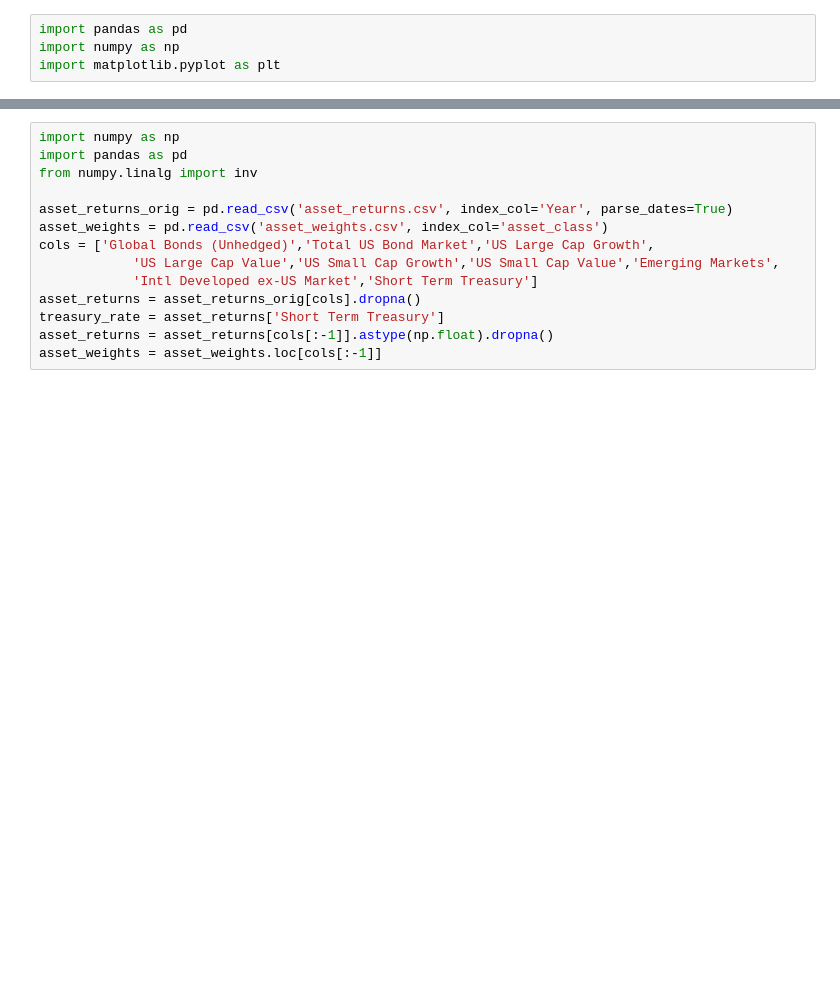
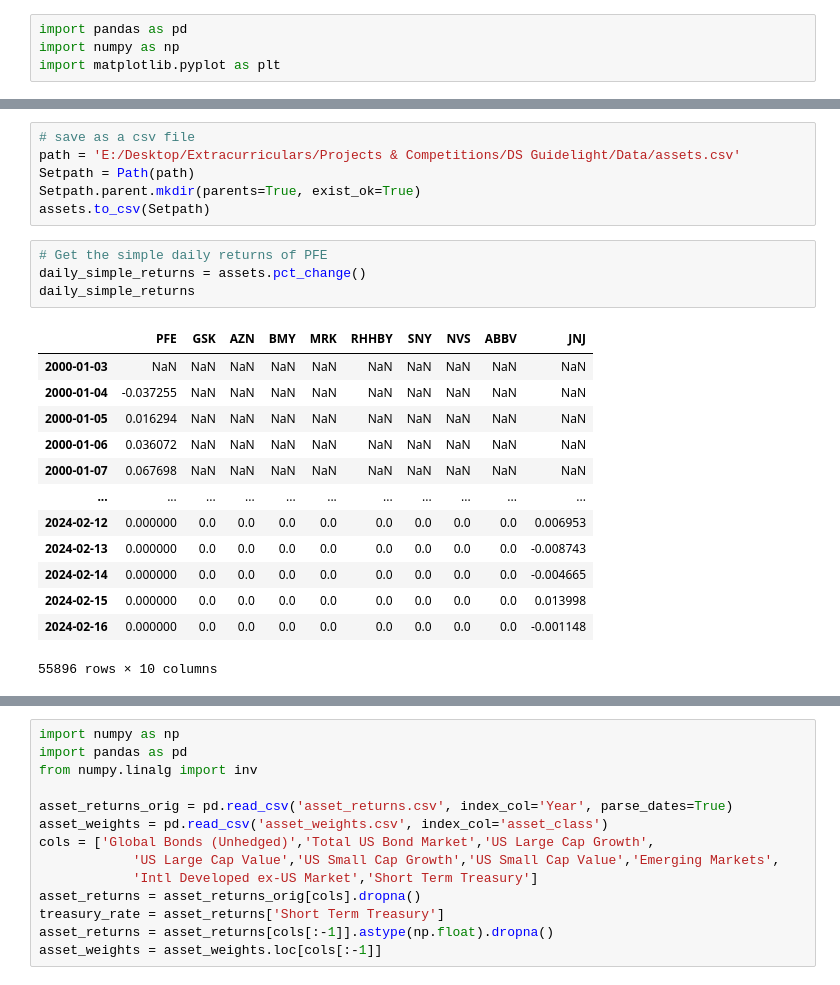
Before and after one commit to DS-Brownion/guidelight, a Jupyter notebook: black-litterman.ipynb, the cells around one changed output, grey strips where cells are left out. Cells and saved outputs as stored; diff of their text form; blank space fills up the shorter version.

```diff
--- a/black-litterman.ipynb
+++ b/black-litterman.ipynb
@@ -49,0 +239,24 @@ plt.show()
+# %%
+# save as a csv file
+path = 'E:/Desktop/Extracurriculars/Projects & Competitions/DS Guidelight/Data/assets.csv'
+Setpath = Path(path)
+Setpath.parent.mkdir(parents=True, exist_ok=True)
+assets.to_csv(Setpath)
+# %%
+# Get the simple daily returns of PFE
+daily_simple_returns = assets.pct_change()
+daily_simple_returns
+# %% [output]
+|  | PFE | GSK | AZN | BMY | MRK | RHHBY | SNY | NVS | ABBV | JNJ |
+| 2000-01-03 | NaN | NaN | NaN | NaN | NaN | NaN | NaN | NaN | NaN | NaN |
+| 2000-01-04 | -0.037255 | NaN | NaN | NaN | NaN | NaN | NaN | NaN | NaN | NaN |
+| 2000-01-05 | 0.016294 | NaN | NaN | NaN | NaN | NaN | NaN | NaN | NaN | NaN |
+| 2000-01-06 | 0.036072 | NaN | NaN | NaN | NaN | NaN | NaN | NaN | NaN | NaN |
+| 2000-01-07 | 0.067698 | NaN | NaN | NaN | NaN | NaN | NaN | NaN | NaN | NaN |
+| ... | ... | ... | ... | ... | ... | ... | ... | ... | ... | ... |
+| 2024-02-12 | 0.000000 | 0.0 | 0.0 | 0.0 | 0.0 | 0.0 | 0.0 | 0.0 | 0.0 | 0.006953 |
+| 2024-02-13 | 0.000000 | 0.0 | 0.0 | 0.0 | 0.0 | 0.0 | 0.0 | 0.0 | 0.0 | -0.008743 |
+| 2024-02-14 | 0.000000 | 0.0 | 0.0 | 0.0 | 0.0 | 0.0 | 0.0 | 0.0 | 0.0 | -0.004665 |
+| 2024-02-15 | 0.000000 | 0.0 | 0.0 | 0.0 | 0.0 | 0.0 | 0.0 | 0.0 | 0.0 | 0.013998 |
+| 2024-02-16 | 0.000000 | 0.0 | 0.0 | 0.0 | 0.0 | 0.0 | 0.0 | 0.0 | 0.0 | -0.001148 |
+55896 rows × 10 columns
```
Also changed, not shown: parts of 17 cells of this notebook, 1 other file.
